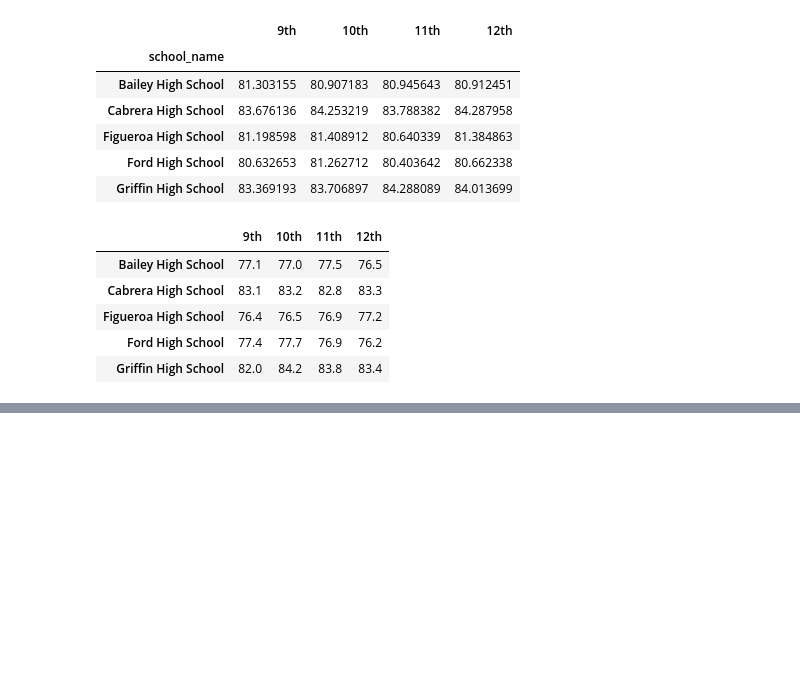
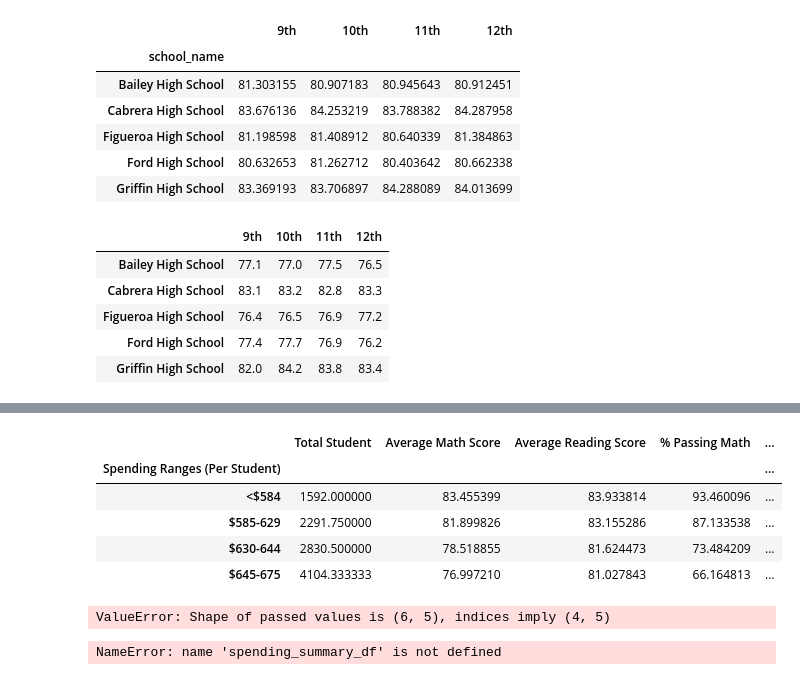
Before and after one commit to jtang3yo/School_District_Analysis, a Jupyter notebook: PyCitySchools.ipynb, the cells around one changed output, grey strips where cells are left out. Cells and saved outputs as stored; diff of their text form; code cells hidden in the pictures; blank space fills up the shorter version.

```diff
--- a/PyCitySchools.ipynb
+++ b/PyCitySchools.ipynb
@@ -1011,0 +1099,36 @@ reading_scores_by_grade.head()
+# %%
+#calculate averages for the spending ranges for math/reading passing via groupby() function
+spending_math_scores = per_school_summary_df.groupby(['Spending Ranges (Per Student)']).mean()["Average Math Score"]
+spending_reading_scores = per_school_summary_df.groupby(['Spending Ranges (Per Student)']).mean()['Average Reading Score']
+spending_passing_math = per_school_summary_df.groupby(["Spending Ranges (Per Student)"]).mean()["% Passing Math"]
+spending_passing_reading = per_school_summary_df.groupby(["Spending Ranges (Per Student)"]).mean()["% Passing Reading"]
+overall_passing_spending = per_school_summary_df.groupby(["Spending Ranges (Per Student)"]).mean("% Overall Passing")
+# %%
+overall_passing_spending
+# %% [output]
+|  | Total Student | Average Math Score | Average Reading Score | % Passing Math | ... |
+| Spending Ranges (Per Student) |  |  |  |  | ... |
+| <$584 | 1592.000000 | 83.455399 | 83.933814 | 93.460096 | ... |
+| $585-629 | 2291.750000 | 81.899826 | 83.155286 | 87.133538 | ... |
+| $630-644 | 2830.500000 | 78.518855 | 81.624473 | 73.484209 | ... |
+| $645-675 | 4104.333333 | 76.997210 | 81.027843 | 66.164813 | ... |
+# %%
+#create a new dataframe that holds spending summary
+spending_summary_df = pd.DataFrame({"Average Math Score": spending_math_scores,
+                                    "Average Reading Score": spending_reading_scores,
+                                    "% Passing Math": spending_passing_math,
+                                    "% Passing Reading": spending_passing_reading,
+                                    "% Overall Passing": overall_passing_spending})
+spending_summary_df
+# %% [output]
+ValueError: Shape of passed values is (6, 5), indices imply (4, 5)
+# %%
+#formatting spending_summary_df
+spending_summary_df["Average Math Score"] = spending_summary_df["Average Math Score"].map("{:.1f}".format)
+spending_summary_df["Average Reading Score"] = spending_summary_df["Average Reading Score"].map("{:.1f}".format)
+spending_summary_df["% Passing Math"] = spending_summary_df["% Passing Math"].map("{:.0f}".format)
+spending_summary_df["% Passing Reading"] = spending_summary_df["% Passing Reading"].map("{:.0f}".format)
+spending_summary_df["% Overall Passing"] = spending_summary_df["% Overall Passing"].map("{:.0f}".format)
+spending_summary_df
+# %% [output]
+NameError: name 'spending_summary_df' is not defined
```
Also changed, not shown: parts of 7 cells of this notebook, 2 other files.
